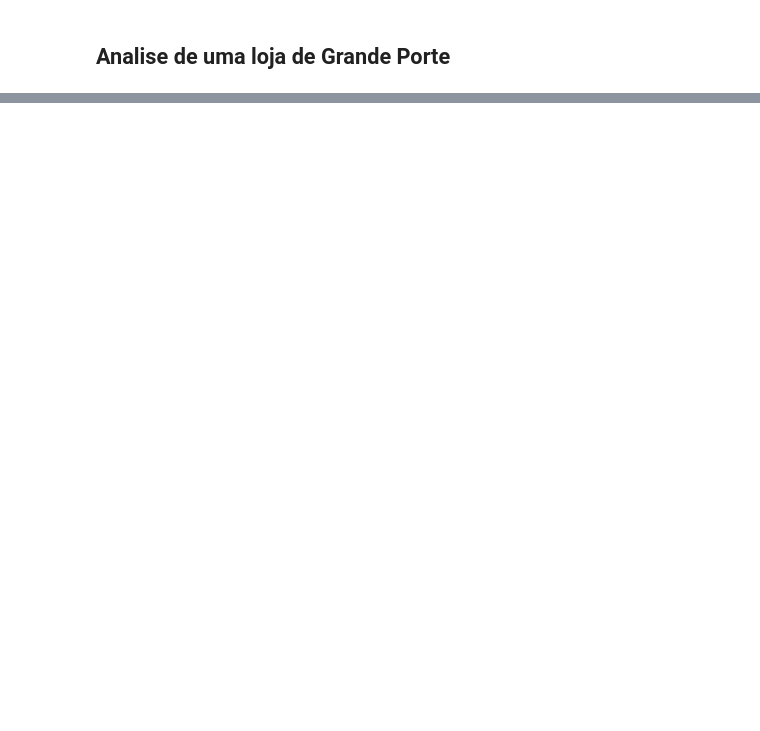
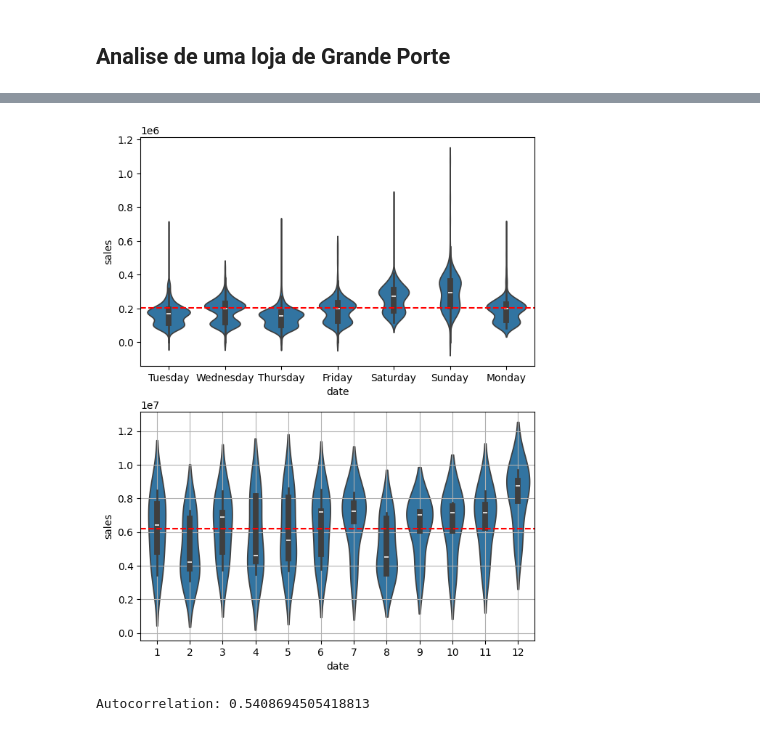
Before and after one commit to lgregs/TCC-PUCSP-CDIA, a Jupyter notebook: SARIMA_StoreSales.ipynb, the cells around one changed output, grey strips where cells are left out. Drawn from its saved outputs; the diff is of its cells as text; code cells hidden in the pictures; blank space fills up the shorter version.

```diff
--- a/SARIMA_StoreSales.ipynb
+++ b/SARIMA_StoreSales.ipynb
@@ -736,0 +831,20 @@ Series([], Freq: D, Name: sales, dtype: float64)
+# %%
+# violinplot of days of week and month to determine variance and range
+
+days_of_week = daily_sales.index.day_name()
+
+fig,axes = plt.subplots(2,1,figsize = (7, 9))
+sns.violinplot(x=days_of_week, y=daily_sales['sales'], ax=axes[0])
+axes[0].axhline(daily_sales['sales'].mean(), color='red', linestyle='--')
+
+sns.violinplot(x=monthly_sales.index.month, y=monthly_sales['sales'], ax = axes[1])
+axes[1].axhline(monthly_sales['sales'].mean(), color='red', linestyle='--')
+plt.grid(True)
+plt.show()
+# %% [output]
+[figure, added]
+# %%
+autocorr_values = daily_sales['sales'].autocorr()
+print("Autocorrelation:", autocorr_values)
+# %% [output]
+Autocorrelation: 0.5408694505418813
```
Also changed, not shown: parts of 26 cells of this notebook.
